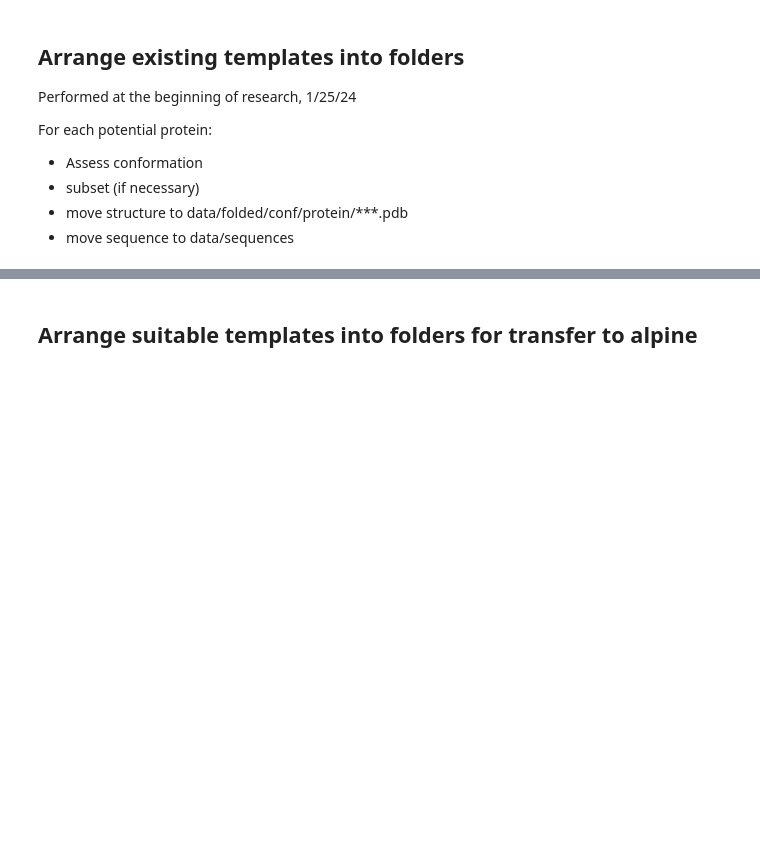
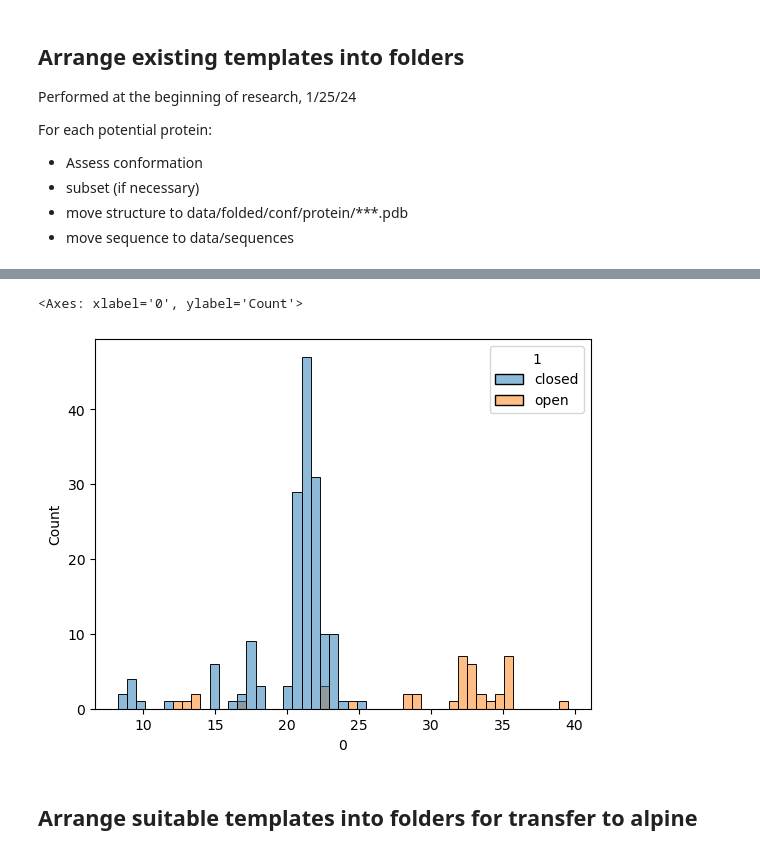
Before and after one commit to realmichaelhoffert/adenylate_kinase_ogt, a Jupyter notebook: notebooks/adenylate_kinase.ipynb, the cells around one changed output, grey strips where cells are left out. Cells and saved outputs as stored; diff of their text form; code cells hidden in the pictures; blank space fills up the shorter version.

```diff
--- a/notebooks/adenylate_kinase.ipynb
+++ b/notebooks/adenylate_kinase.ipynb
@@ -337,0 +341,2 @@ with open
+# %%
+pdb_hits.pop(150)
@@ -337,0 +345,16 @@ with open
+# %%
+complete = [e.uid for e in entries]
+incomplete = [p for p in pdb_hits if not p in complete]
+print(len(incomplete))
+for hit in incomplete:
+    print(hit)
+    protein, chain = hit.split('_')
+    # test whether it matches adk pfam
+    entry = PDBEntry(protein, chain[0], '/data/mhoffert/fiererlab/adenylate_kinase_ogt/data/pdb/')
+    entry.save_chain_structure('/data/mhoffert/fiererlab/adenylate_kinase_ogt/data/pdb/')
+    entry.save_chain_pdb_sequence('/data/mhoffert/fiererlab/adenylate_kinase_ogt/data/pdb/')
+    # test if it is an adk with the hmm
+    entry.assess_conformation(manual=True, draw=True)
+
+    entries.append(entry)
+    clear_output(wait=True)
@@ -337,0 +372,6 @@ with open
+# %%
+dists = [e.nmp_lid_dist for e in entries]
+confs = [e.conformation for e in entries]
+# %%
+plotdf = pd.DataFrame([dists, confs]).T
+plotdf.index = [e.uid for e in entries]
@@ -338,3 +394,9 @@ with open
+# %%
+# make plot of closed vs open entries
+sns.histplot(data=plotdf, x=0, hue=1)
+# %% [output]
+<Axes: xlabel='0', ylabel='Count'>
+[figure, added]
 # %% [markdown]
 ## Arrange suitable templates into folders for transfer to alpine
 # %%
```
Also changed, not shown: parts of 15 cells of this notebook, 4 other files.
